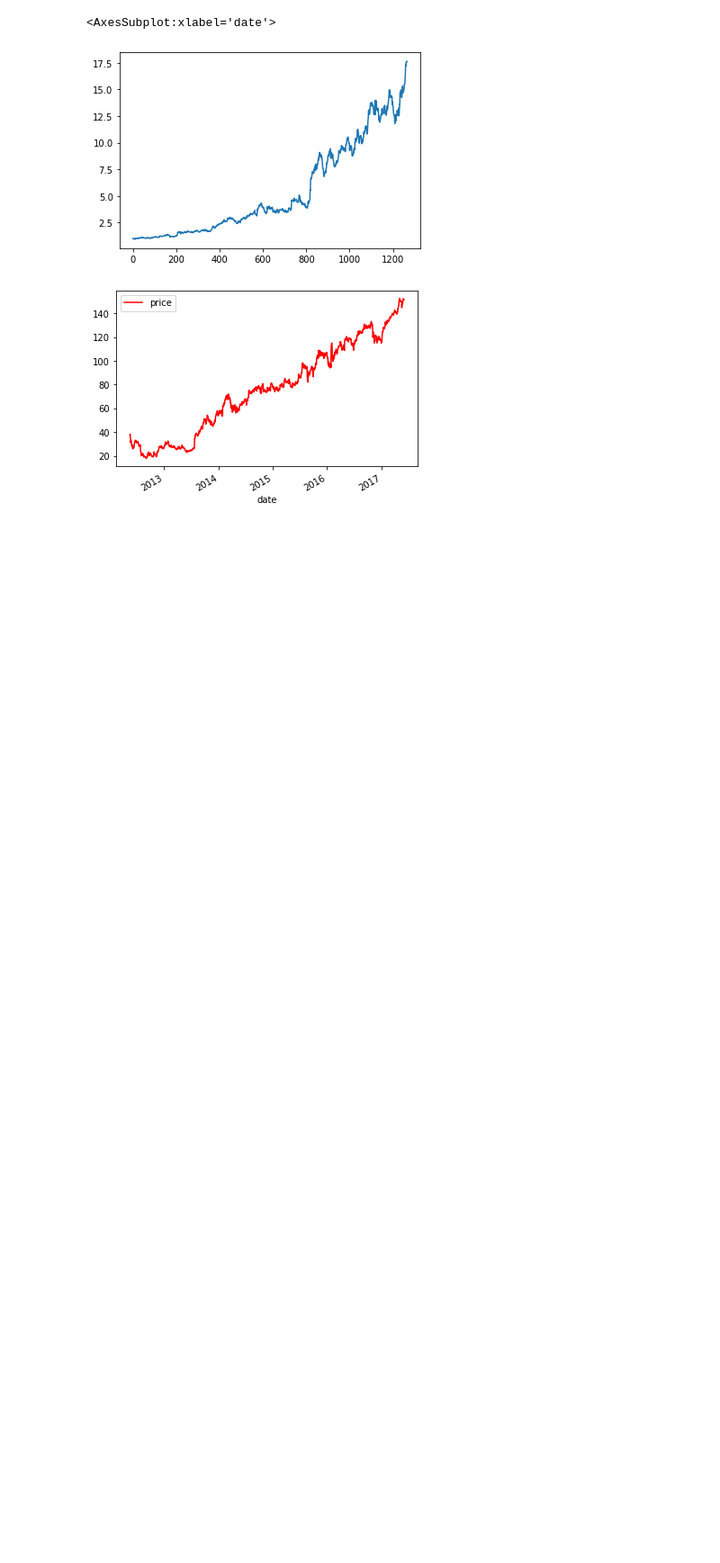
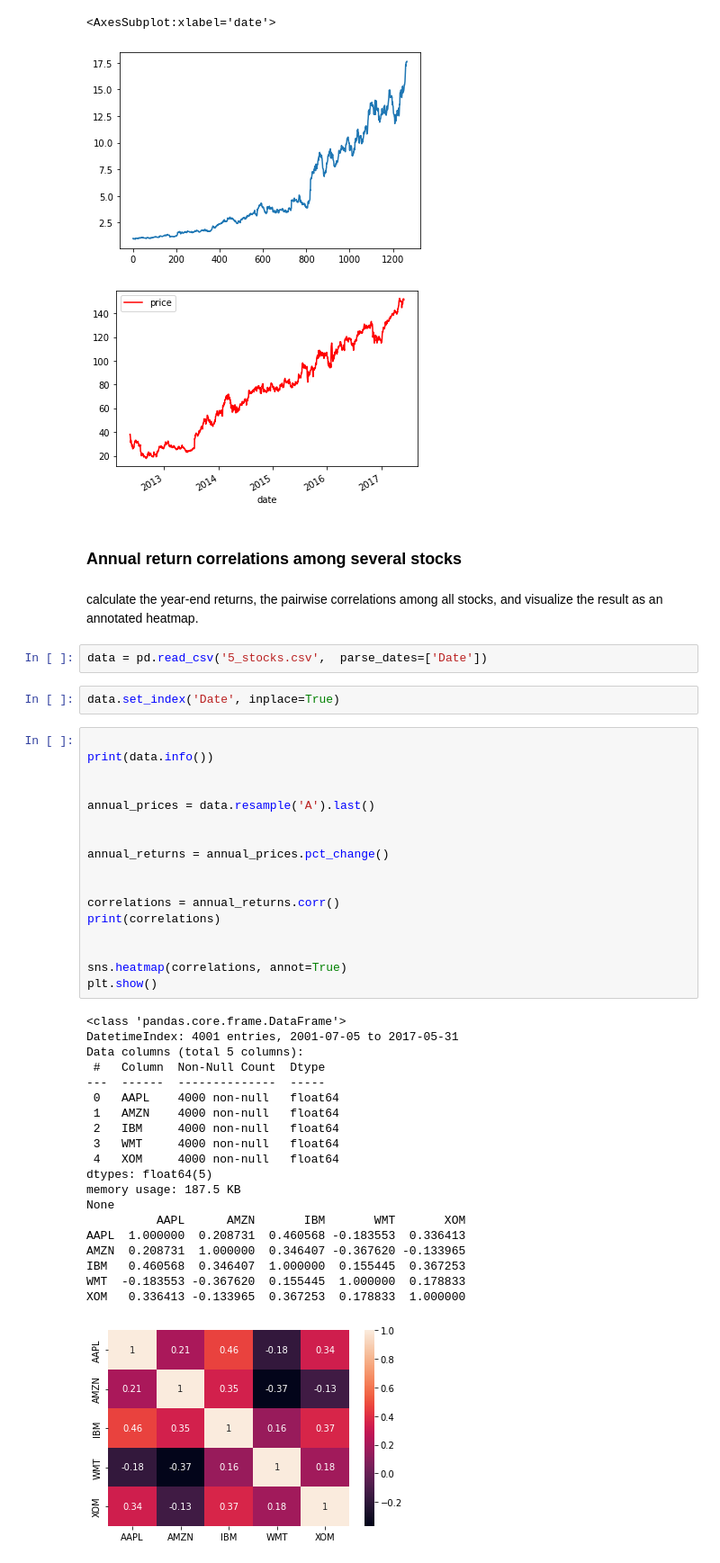
Before and after one commit to ozlerhakan/datacamp, a Jupyter notebook: Manipulating Time Series Data in Python/chapter3.ipynb, the cells around one changed output. Shown at 90% size. Saved outputs shown, nothing was run; the diff lists cells and outputs as text; blank space fills up the shorter version.

Commit message:
add annual return calculation

```diff
--- a/Manipulating Time Series Data in Python/chapter3.ipynb
+++ b/Manipulating Time Series Data in Python/chapter3.ipynb
@@ -395,3 +395,49 @@ fb.plot(color='r')
 <AxesSubplot:xlabel='date'>
 [figure]
 [figure]
+# %% [markdown]
+### Annual return correlations among several stocks
+# %% [markdown]
+calculate the year-end returns, the pairwise correlations among all stocks, and visualize the result as an annotated heatmap.
+# %%
+data = pd.read_csv('5_stocks.csv',  parse_dates=['Date'])
+# %%
+data.set_index('Date', inplace=True)
+# %%
+
+print(data.info())
+
+
+annual_prices = data.resample('A').last()
+
+
+annual_returns = annual_prices.pct_change()
+
+
+correlations = annual_returns.corr()
+print(correlations)
+
+
+sns.heatmap(correlations, annot=True)
+plt.show()
+# %% [output]
+<class 'pandas.core.frame.DataFrame'>
+DatetimeIndex: 4001 entries, 2001-07-05 to 2017-05-31
+Data columns (total 5 columns):
+ #   Column  Non-Null Count  Dtype
+---  ------  --------------  -----
+ 0   AAPL    4000 non-null   float64
+ 1   AMZN    4000 non-null   float64
+ 2   IBM     4000 non-null   float64
+ 3   WMT     4000 non-null   float64
+ 4   XOM     4000 non-null   float64
+dtypes: float64(5)
+memory usage: 187.5 KB
+None
+          AAPL      AMZN       IBM       WMT       XOM
+AAPL  1.000000  0.208731  0.460568 -0.183553  0.336413
+AMZN  0.208731  1.000000  0.346407 -0.367620 -0.133965
+IBM   0.460568  0.346407  1.000000  0.155445  0.367253
+WMT  -0.183553 -0.367620  0.155445  1.000000  0.178833
+XOM   0.336413 -0.133965  0.367253  0.178833  1.000000
+[figure, added]
```
